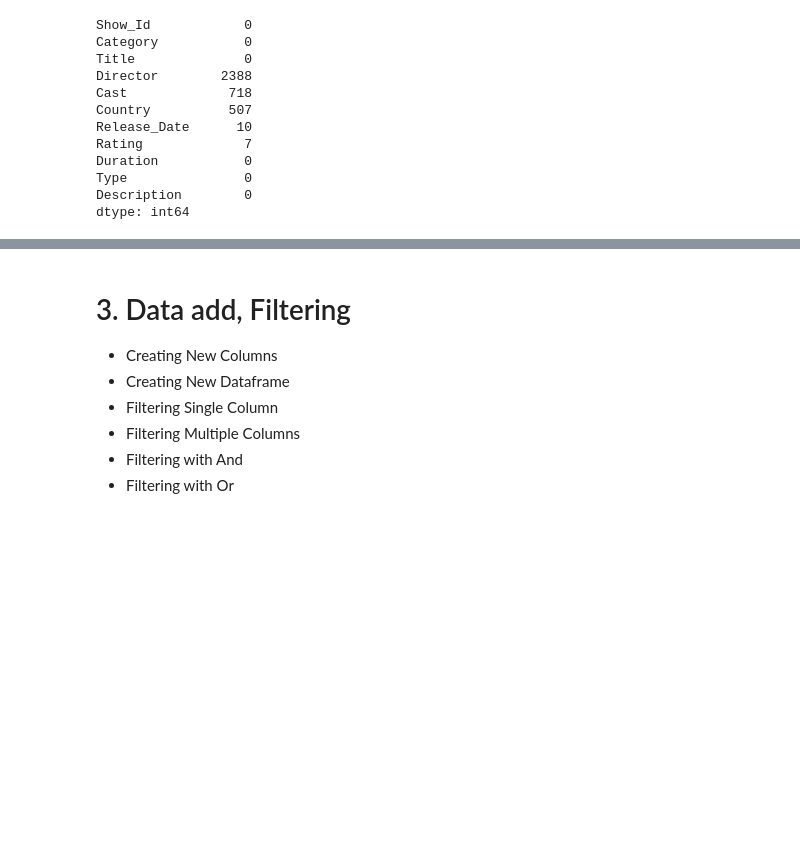
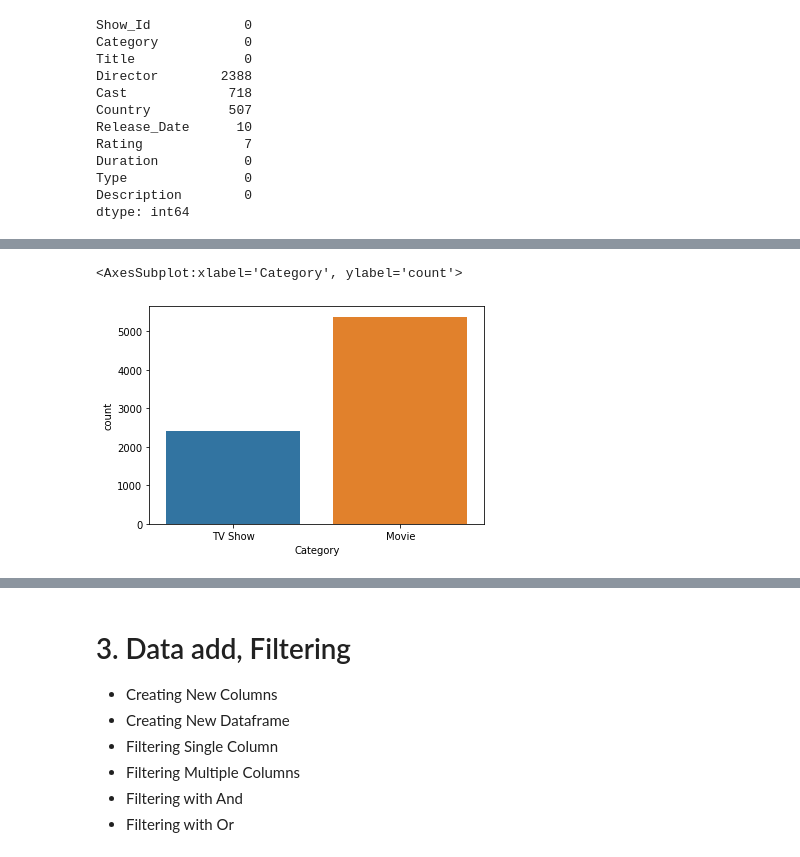
Before and after one commit to Jay-Jun123/DA_Project, a Jupyter notebook: Netflex/netflex.ipynb, the cells around one changed output, grey strips where cells are left out. Cells and saved outputs as stored; diff of their text form; code cells hidden in the pictures; blank space fills up the shorter version.

```diff
--- a/Netflex/netflex.ipynb
+++ b/Netflex/netflex.ipynb
@@ -218,0 +294,5 @@ dtype: int64
+# %%
+sns.countplot(netflix['Category'])
+# %% [output]
+<AxesSubplot:xlabel='Category', ylabel='count'>
+[figure, added]
```
Also changed, not shown: parts of 14 cells of this notebook.
